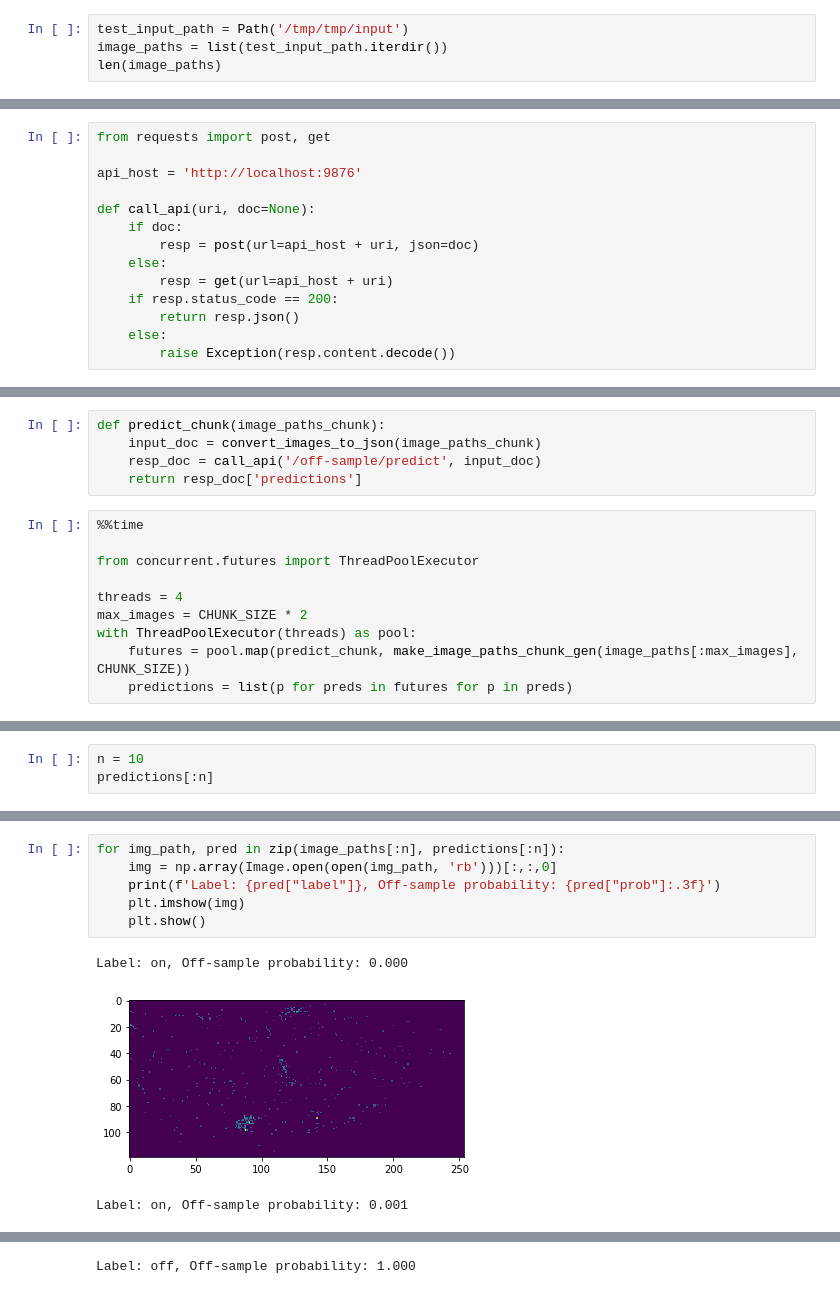
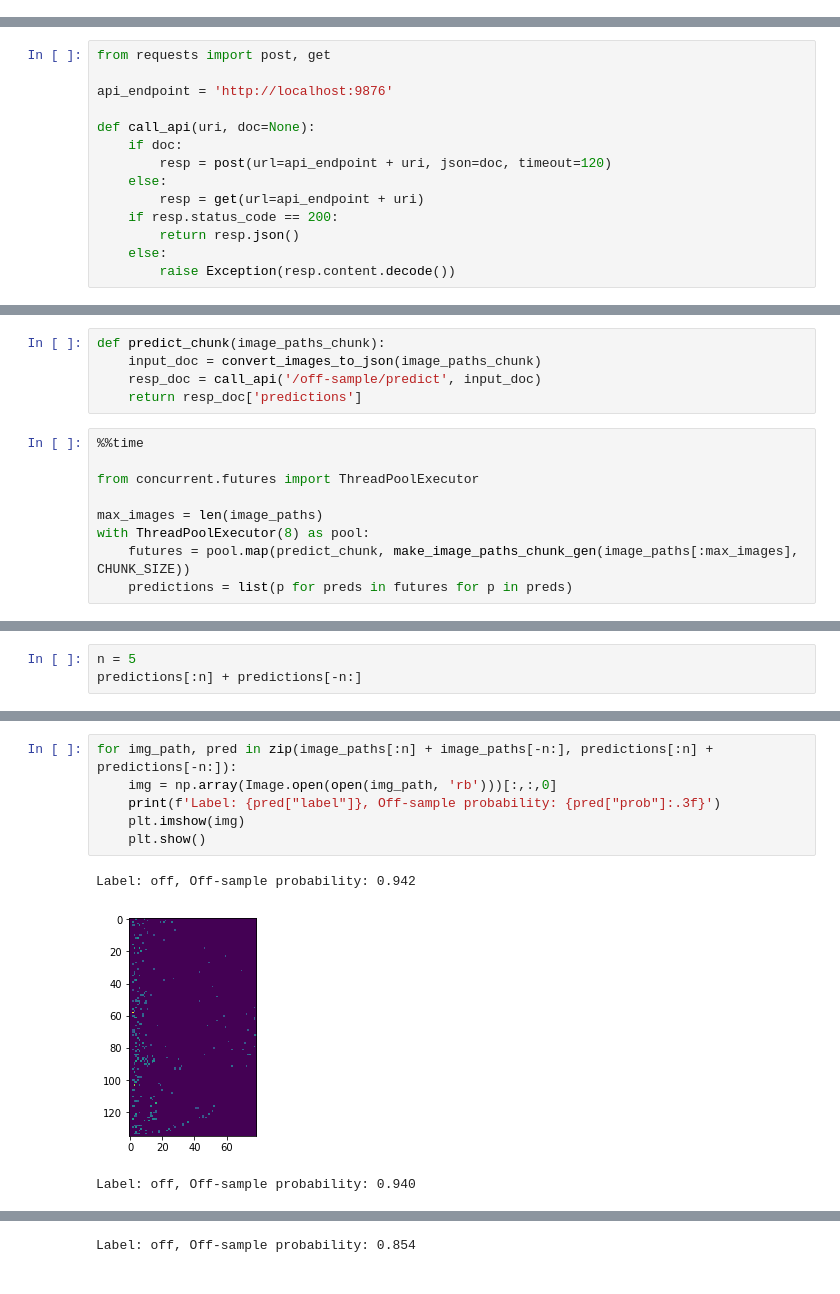
Before and after one commit to metaspace2020/metaspace, a Jupyter notebook: metaspace/off-sample/api-example.ipynb, the cells around one changed output, grey strips where cells are left out. Drawn from its saved outputs; the diff is of its cells as text.

Commit message:
off-sample service wrapper: update timeouts, number of threads
* off-sample: update api port
* update example notebook

```diff
--- a/metaspace/off-sample/api-example.ipynb
+++ b/metaspace/off-sample/api-example.ipynb
@@ -57,7 +66,3 @@ from pathlib import Path
 import shutil
 from PIL import Image
 import io
-# %%
-test_input_path = Path('/tmp/tmp/input')
-image_paths = list(test_input_path.iterdir())
-len(image_paths)
@@ -90,13 +91,13 @@ def convert_images_to_json(image_paths):
 # %%
 from requests import post, get
 
-api_host = 'http://localhost:9876'
+api_endpoint = 'http://localhost:9876'
 
 def call_api(uri, doc=None):
     if doc:
-        resp = post(url=api_host + uri, json=doc)
+        resp = post(url=api_endpoint + uri, json=doc, timeout=120)
     else:
-        resp = get(url=api_host + uri)
+        resp = get(url=api_endpoint + uri)
     if resp.status_code == 200:
         return resp.json()
     else:
@@ -128,9 +124,8 @@ def predict_chunk(image_paths_chunk):
 
 from concurrent.futures import ThreadPoolExecutor
 
-threads = 4
-max_images = CHUNK_SIZE * 2
-with ThreadPoolExecutor(threads) as pool:
+max_images = len(image_paths)
+with ThreadPoolExecutor(8) as pool:
     futures = pool.map(predict_chunk, make_image_paths_chunk_gen(image_paths[:max_images], CHUNK_SIZE))
     predictions = list(p for preds in futures for p in preds)
 # %% [output]
@@ -143,4 +138,4 @@ len(predictions)
 # %%
-n = 10
-predictions[:n]
+n = 5
+predictions[:n] + predictions[-n:]
 # %% [output]
@@ -157,10 +152,10 @@ predictions[:n]
 # %%
-for img_path, pred in zip(image_paths[:n], predictions[:n]):
+for img_path, pred in zip(image_paths[:n] + image_paths[-n:], predictions[:n] + predictions[-n:]):
     img = np.array(Image.open(open(img_path, 'rb')))[:,:,0]
     print(f'Label: {pred["label"]}, Off-sample probability: {pred["prob"]:.3f}')
     plt.imshow(img)
     plt.show()
 # %% [output]
-Label: on, Off-sample probability: 0.000
+Label: off, Off-sample probability: 0.942
-[figure, old version]
+[figure, new version]
-Label: on, Off-sample probability: 0.001
+Label: off, Off-sample probability: 0.940
@@ -168 +163 @@ Label: on, Off-sample probability: 0.001
-Label: off, Off-sample probability: 1.000
+Label: off, Off-sample probability: 0.854
```
Also changed, not shown: parts of 18 cells of this notebook, 4 other files.
